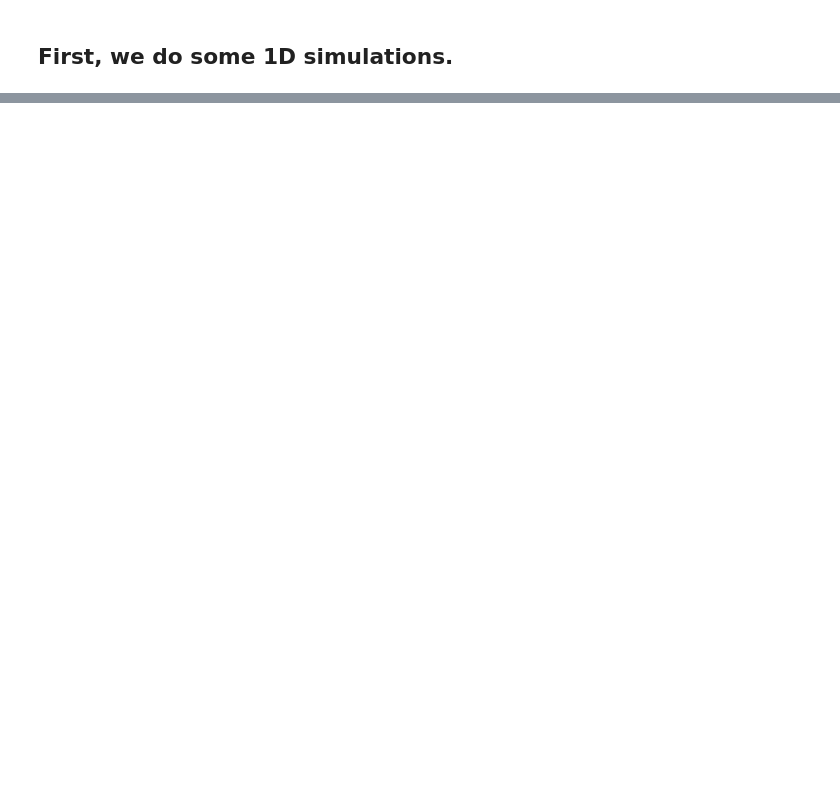
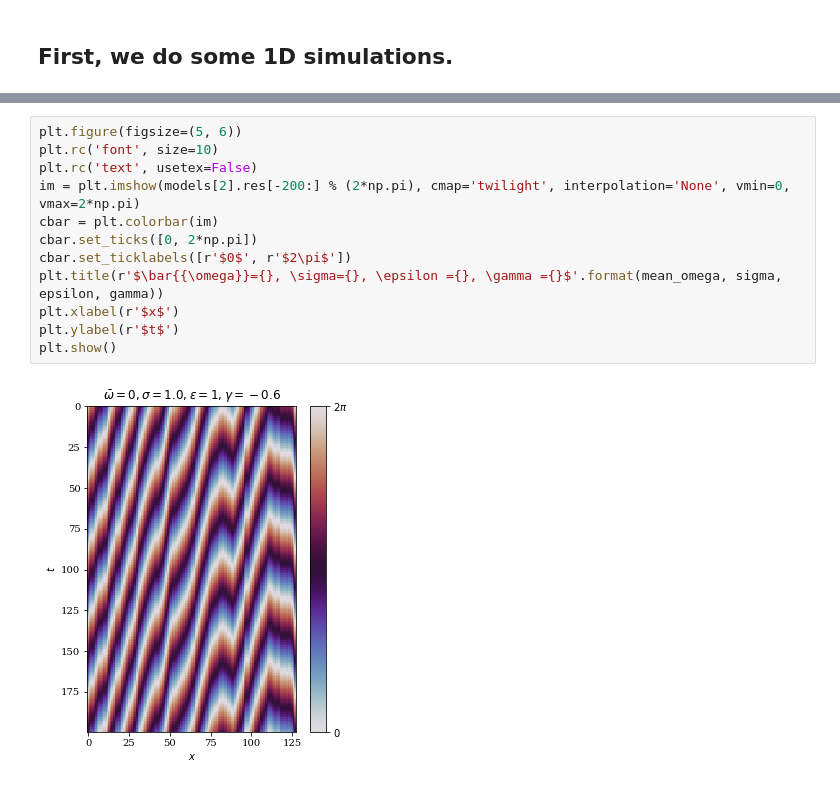
Before and after one commit to Irene-Li/kuramoto, a Jupyter notebook: kuramoto.ipynb, the cells around one changed output, grey strips where cells are left out. Saved outputs shown, nothing was run; the diff lists cells and outputs as text; blank space fills up the shorter version.

```diff
--- a/kuramoto.ipynb
+++ b/kuramoto.ipynb
@@ -72,0 +81,14 @@ plt.show()
+# %%
+plt.figure(figsize=(5, 6))
+plt.rc('font', size=10)
+plt.rc('text', usetex=False)
+im = plt.imshow(models[2].res[-200:] % (2*np.pi), cmap='twilight', interpolation='None', vmin=0, vmax=2*np.pi)
+cbar = plt.colorbar(im)
+cbar.set_ticks([0, 2*np.pi])
+cbar.set_ticklabels([r'$0$', r'$2\pi$'])
+plt.title(r'$\bar{{\omega}}={}, \sigma={}, \epsilon ={}, \gamma ={}$'.format(mean_omega, sigma, epsilon, gamma))
+plt.xlabel(r'$x$')
+plt.ylabel(r'$t$')
+plt.show()
+# %% [output]
+[figure, added]
```
Also changed, not shown: parts of 24 cells of this notebook, 11 other files.
